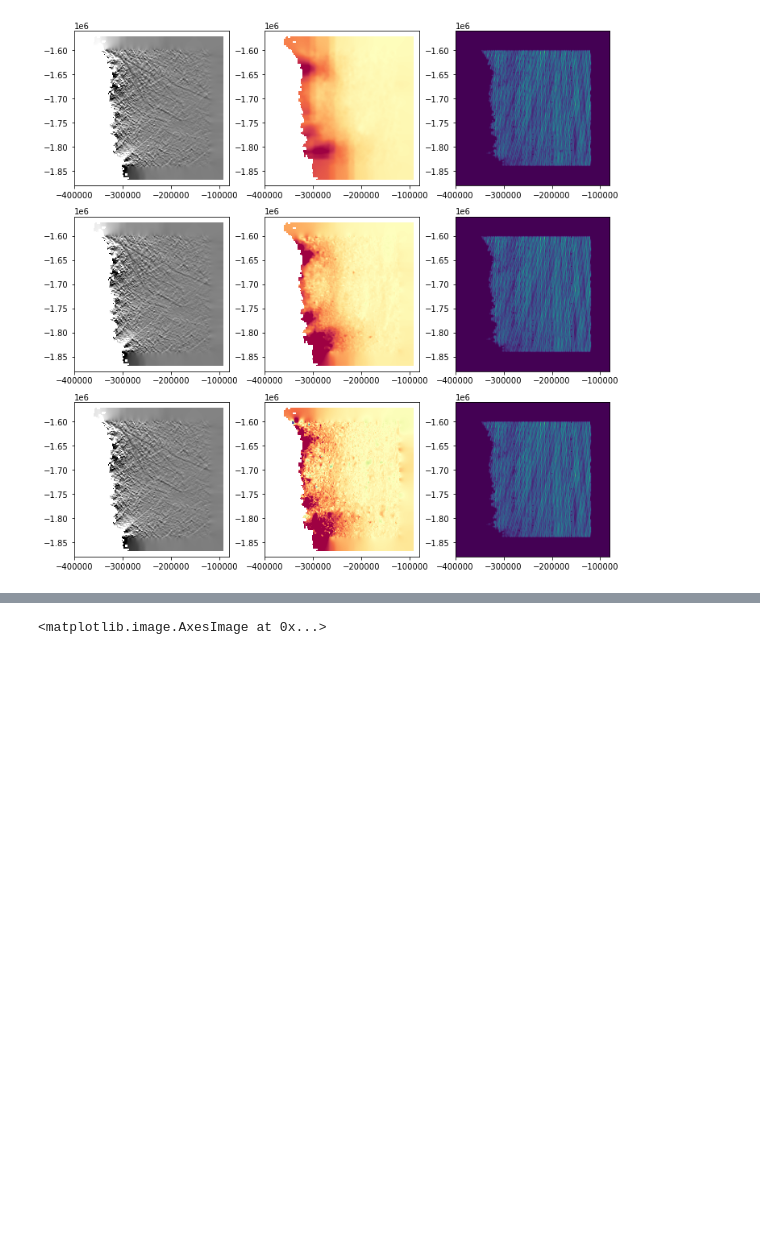
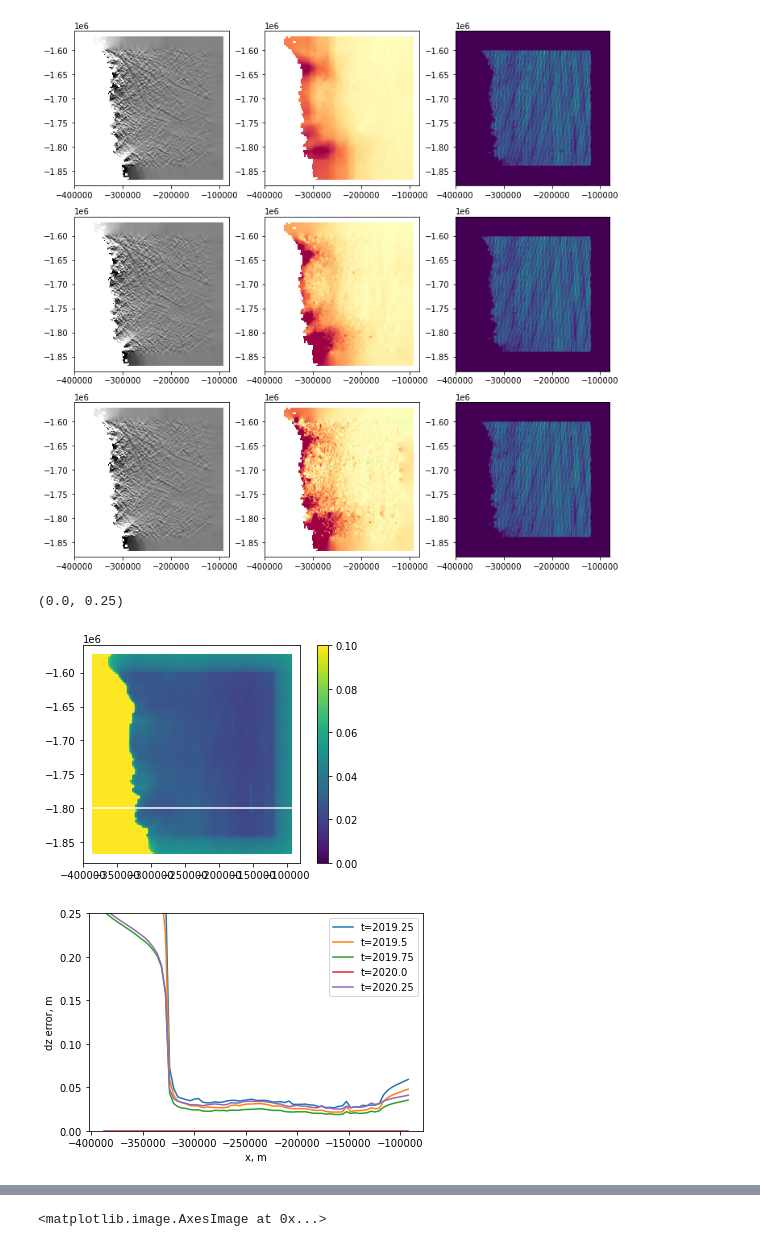
Before and after one commit to SmithB/surfaceChange, a Jupyter notebook: notebooks/view_results.ipynb, the cells around one changed output, grey strips where cells are left out. Drawn from its saved outputs; the diff is of its cells as text; code cells hidden in the pictures; blank space fills up the shorter version.

```diff
--- a/notebooks/view_results.ipynb
+++ b/notebooks/view_results.ipynb
@@ -31 +34,17 @@ for count, sub in enumerate(['base_0.1x', 'base', 'base_10x']):
+# %%
+plt.imshow(E.dz[:,:,1], origin='lower', extent=E.extent, clim=[0, 0.07])
+plt.colorbar(label='error for 2019.5')
+plt.plot(E.x, np.ones_like(E.x)*E.y[20],'w')
+plt.figure();
+for ii in range(E.dz.shape[2]-1):
+    plt.plot(E.x, E.dz[20,:, ii], label=f't={E.t[ii]}')
+
+plt.legend()
+plt.gca().set_xlabel('x, m')
+plt.gca().set_ylabel('dz error, m')
+plt.gca().set_ylim([0, 0.25])
+# %% [output]
+(0.0, 0.25)
+[figure, added]
+[figure, added]
 # %%
```
Also changed, not shown: parts of 4 cells of this notebook, 2 other files.
